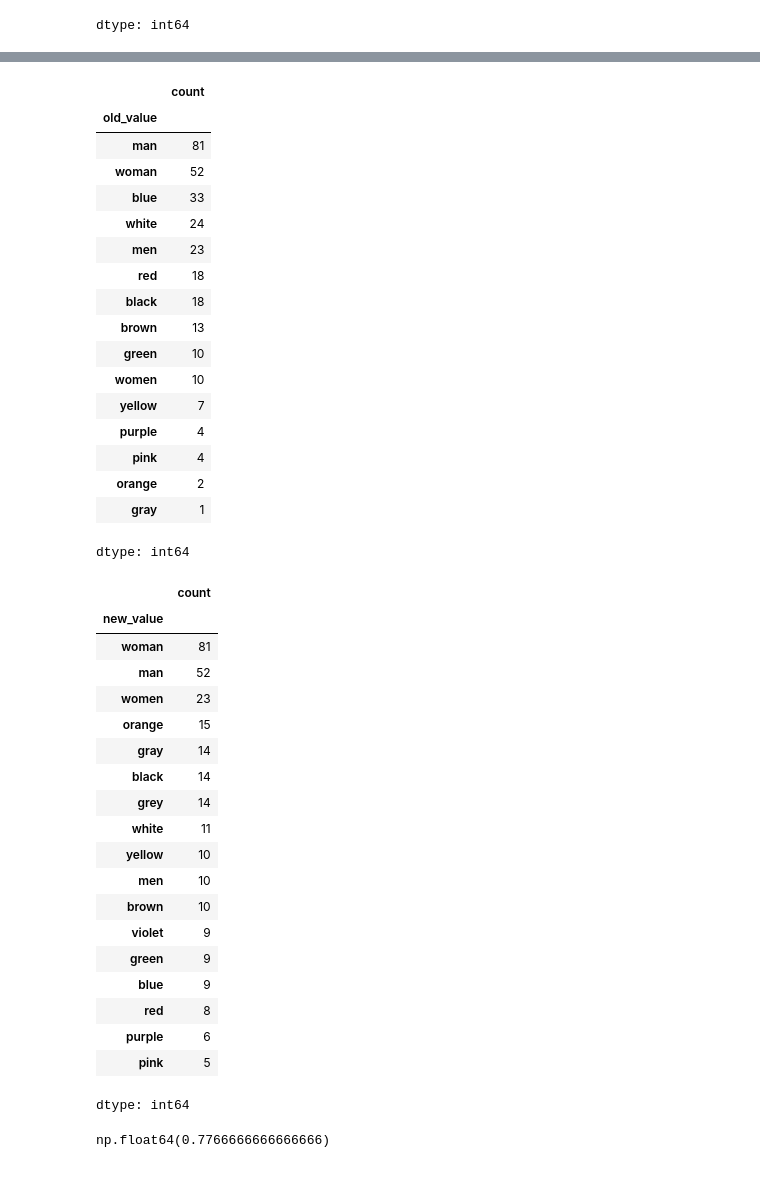
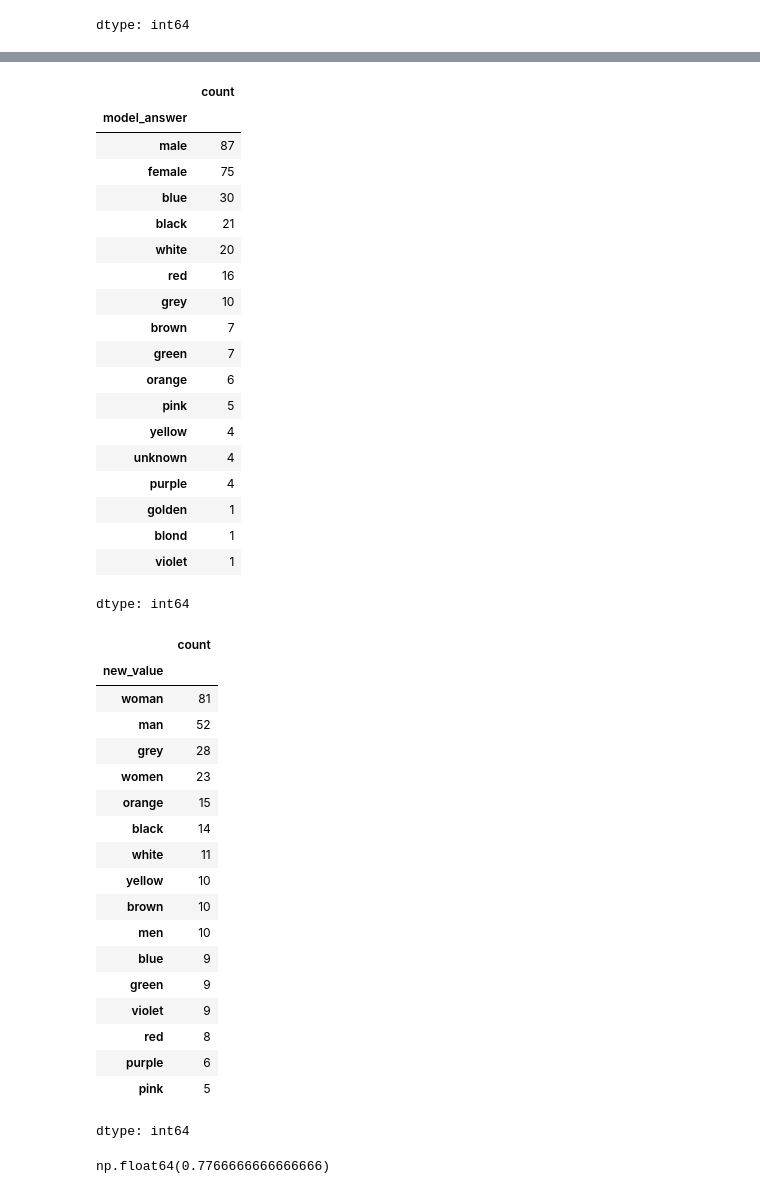
Before and after one commit to anwasty/nlp_project, a Jupyter notebook: NLP_eval_results_fd_8b.ipynb, the cells around one changed output, grey strips where cells are left out. Cells and saved outputs as stored; diff of their text form; code cells hidden in the pictures.

```diff
--- a/NLP_eval_results_fd_8b.ipynb
+++ b/NLP_eval_results_fd_8b.ipynb
@@ -75,3 +75,5 @@ fd_data["verb_confidence"] = fd_data["verb_confidence"].replace(to_replace='100]
 fd_data["verb_confidence"].unique()
 # %% [output]
 array(['95', '100', '30', '0', '90', '85', '50', '95]'], dtype=object)
+# %%
+fd_data = fd_data[~fd_data["model_answer"].isin(["0"])]
@@ -121,26 +127,32 @@ fd_data.head()
 | 2 | false_detail | 2825540754.jpg | a little boy is running on the be... | a little boy is running on the be... | a little boy is running on the be... | ... |
 | 3 | false_detail | 4850944716.jpg | an older man wearing a suit has h... | an older woman wearing a suit has... | an older woman wearing a suit has... | ... |
 | 4 | false_detail | 4526883901.jpg | A white-haired man with glasses ,... | A white-haired woman with glasses... | A white-haired woman with glasses... | ... |
+# %%
+fd_data["model_answer"] = fd_data["model_answer"].replace(to_replace='gray', value='grey')
+fd_data["old_value"] = fd_data["old_value"].replace(to_replace='gray', value='grey')
+fd_data["new_value"] = fd_data["new_value"].replace(to_replace='gray', value='grey')
 # %%
-fd_data["old_value"].value_counts()
+fd_data["model_answer"].value_counts()
 # %% [output]
 |  | count |
-| old_value |  |
-| man | 81 |
-| woman | 52 |
-| blue | 33 |
-| white | 24 |
-| men | 23 |
-| red | 18 |
-| black | 18 |
-| brown | 13 |
-| green | 10 |
-| women | 10 |
-| yellow | 7 |
+| model_answer |  |
+| male | 87 |
+| female | 75 |
+| blue | 30 |
+| black | 21 |
+| white | 20 |
+| red | 16 |
+| grey | 10 |
+| brown | 7 |
+| green | 7 |
+| orange | 6 |
+| pink | 5 |
+| yellow | 4 |
+| unknown | 4 |
 | purple | 4 |
-| pink | 4 |
-| orange | 2 |
-| gray | 1 |
+| golden | 1 |
+| blond | 1 |
+| violet | 1 |
 dtype: int64
 # %%
 fd_data["new_value"].value_counts()
@@ -149,18 +161,17 @@ fd_data["new_value"].value_counts()
 | new_value |  |
 | woman | 81 |
 | man | 52 |
+| grey | 28 |
 | women | 23 |
 | orange | 15 |
-| gray | 14 |
 | black | 14 |
-| grey | 14 |
 | white | 11 |
 | yellow | 10 |
+| brown | 10 |
 | men | 10 |
-| brown | 10 |
+| blue | 9 |
+| green | 9 |
 | violet | 9 |
-| green | 9 |
-| blue | 9 |
 | red | 8 |
 | purple | 6 |
 | pink | 5 |
```
Also changed, not shown: parts of 9 cells of this notebook.
